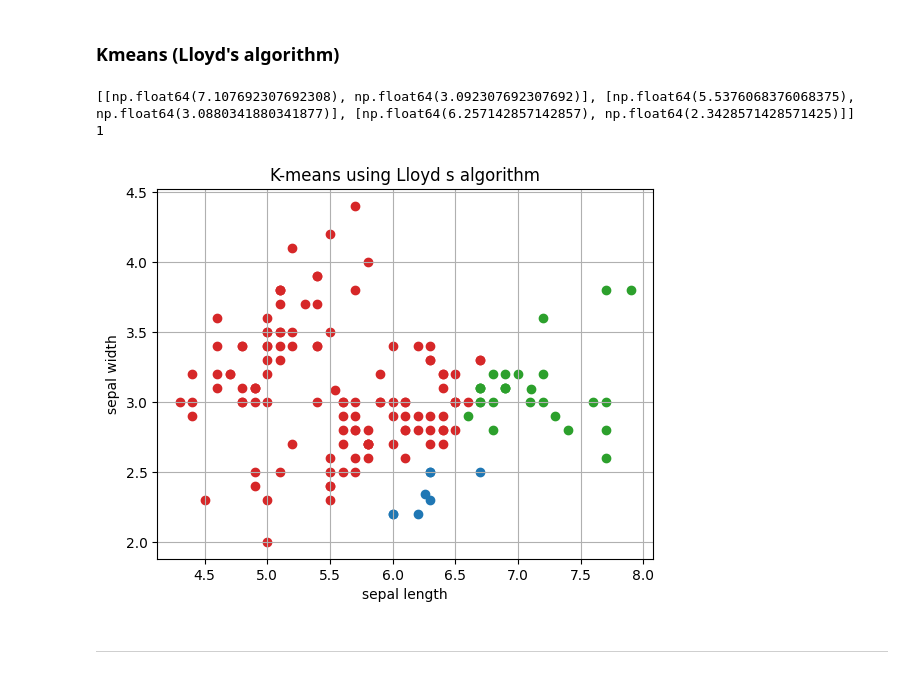
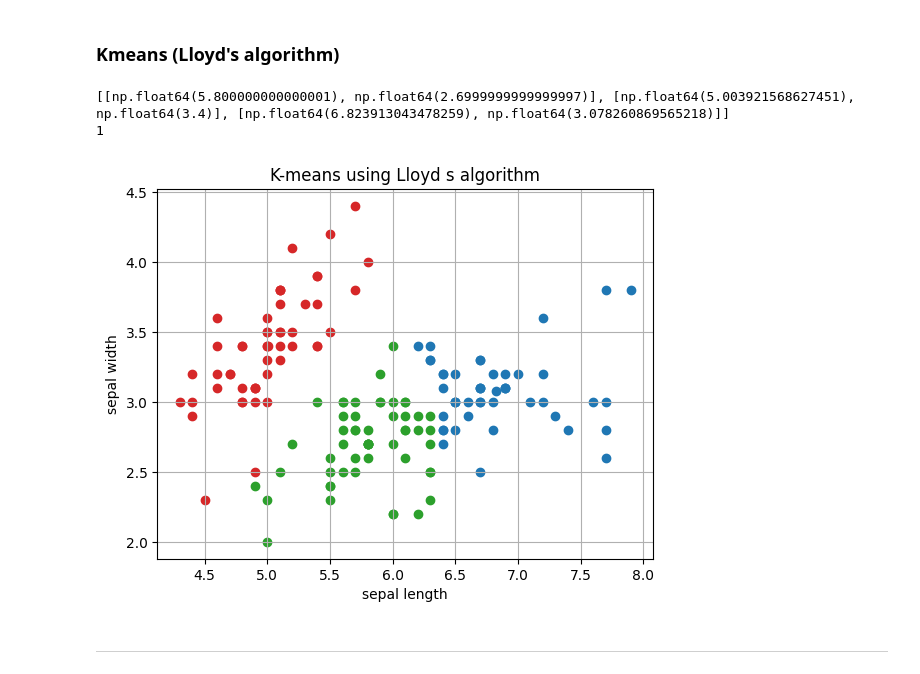
Before and after one commit to JasinskiKacper/machine_learning_from_scratch, a Jupyter notebook: 09_kmeans/experiments.ipynb, the cells around one changed output. Saved outputs shown, nothing was run; the diff lists cells and outputs as text; code cells hidden in the pictures.

Commit message:
implemented kmeans

```diff
--- a/09_kmeans/experiments.ipynb
+++ b/09_kmeans/experiments.ipynb
@@ -74,32 +74,32 @@ sns.pairplot(df)
 # %%
 from standard_kmeans import Standard_Kmeans
 X = df[['sepal length', 'sepal width']].to_numpy()
 std_kmeans = Standard_Kmeans()
 
 k=3
-std_kmeans.fit(X, k=k, max_iter=10)
+std_kmeans.fit(X, k=k, max_iter=500)
 
 centroids = std_kmeans.centroid
 print(centroids)
 
 colors = ['tab:green', 'tab:red', 'tab:blue', 'tab:gray', 'tab:orange', 'tab:purple', 'tab:brown']
 fig, ax = plt.subplots()
 for i in range(k):
     cluster = X[std_kmeans.labels == i]
 
     ax.scatter(x=cluster[:, 0], y=cluster[:, 1], c=colors[i])
     ax.scatter(x=centroids[i][0], y=centroids[i][1], c=colors[i])
 
 ax.grid()
 ax.set_title('K-means using Lloyd s algorithm')
 ax.set_ylabel('sepal width')
 ax.set_xlabel('sepal length')
 
 print(std_kmeans.predict(np.array([5.0, 3.5])))
 # %% [output]
-[[np.float64(7.107692307692308), np.float64(3.092307692307692)], [np.float64(5.5376068376068375), np.float64(3.0880341880341877)], [np.float64(6.257142857142857), np.float64(2.3428571428571425)]]
+[[np.float64(5.800000000000001), np.float64(2.6999999999999997)], [np.float64(5.003921568627451), np.float64(3.4)], [np.float64(6.823913043478259), np.float64(3.078260869565218)]]
 1
-[figure, old version]
+[figure, new version]
 # %% [markdown]
 ---
 # %% [markdown]
```
Also changed, not shown: parts of 2 cells of this notebook, 3 other files.
